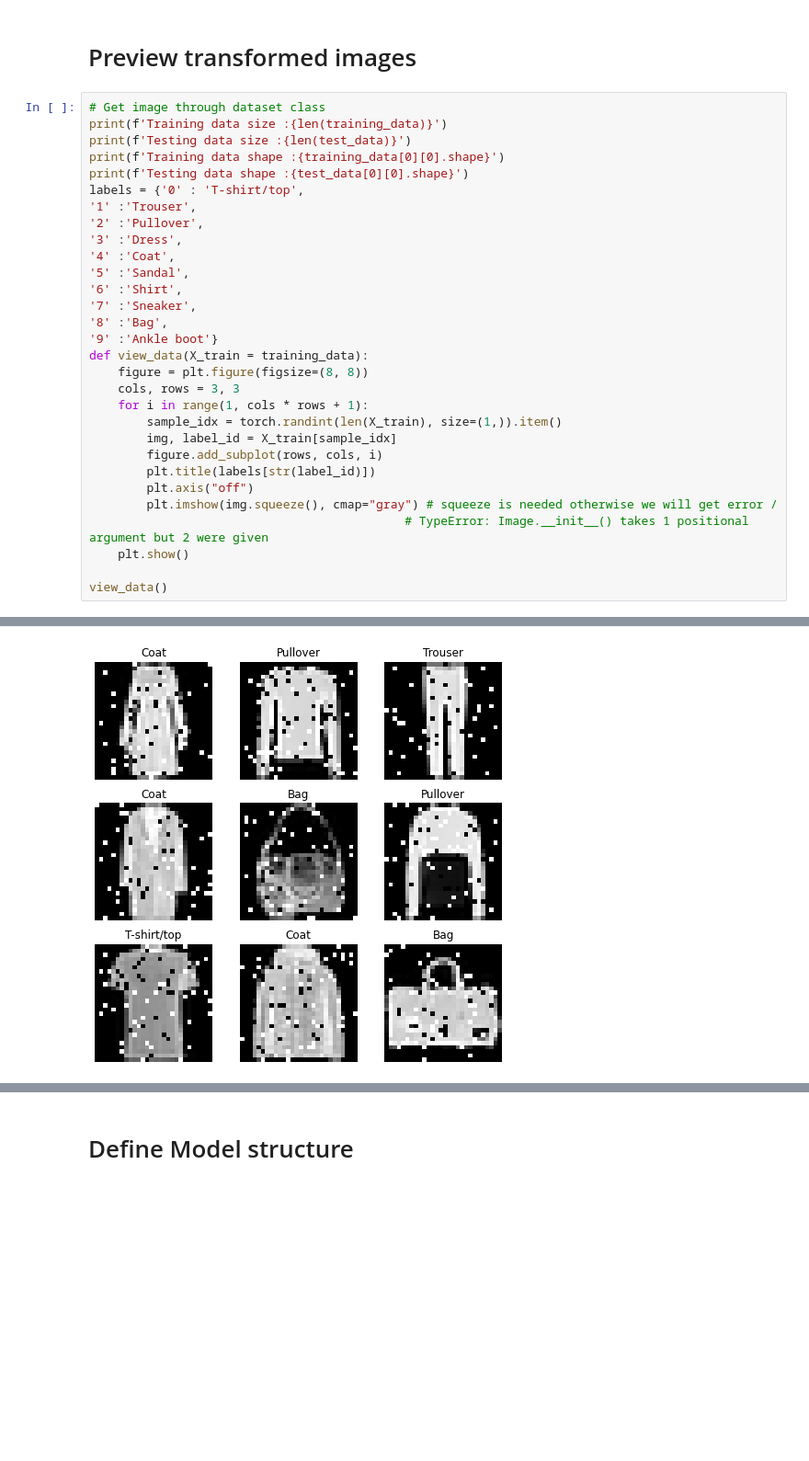
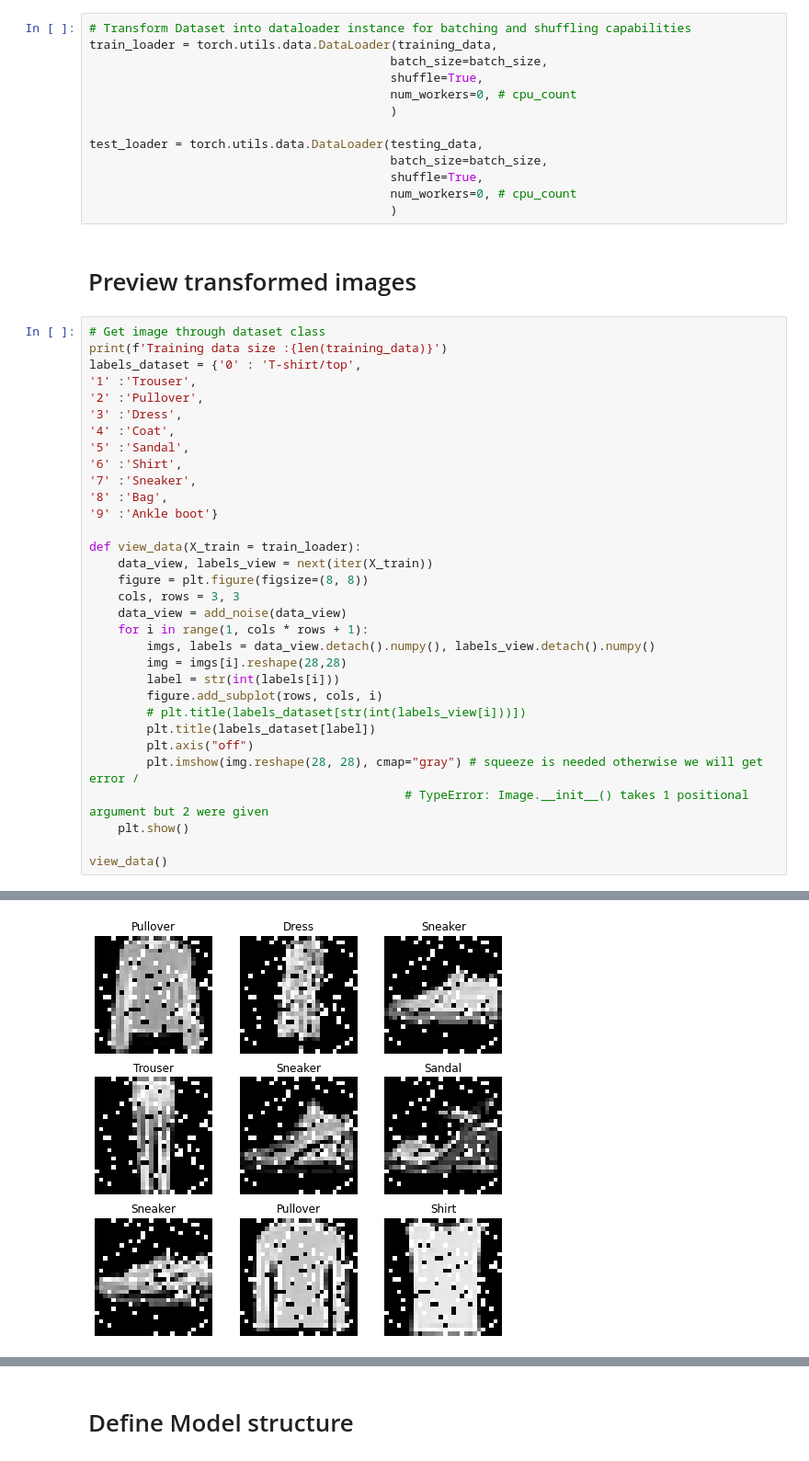
Before and after one commit to graeb/DAE_for_noobs, a Jupyter notebook: dae_denoising_image.ipynb, the cells around one changed output, grey strips where cells are left out. Shown at 92% size. Drawn from its saved outputs; the diff is of its cells as text; blank space fills up the shorter version.

```diff
--- a/dae_denoising_image.ipynb
+++ b/dae_denoising_image.ipynb
@@ -92,12 +124,22 @@ test_data = torchvision.datasets.FashionMNIST(
+# %%
+# Transform Dataset into dataloader instance for batching and shuffling capabilities
+train_loader = torch.utils.data.DataLoader(training_data,
+                                          batch_size=batch_size,
+                                          shuffle=True,
+                                          num_workers=0, # cpu_count
+                                          )
+
+test_loader = torch.utils.data.DataLoader(testing_data,
+                                          batch_size=batch_size,
+                                          shuffle=True,
+                                          num_workers=0, # cpu_count
+                                          )
 # %% [markdown]
 # Preview transformed images
 # %%
 # Get image through dataset class
 print(f'Training data size :{len(training_data)}')
-print(f'Testing data size :{len(test_data)}')
-print(f'Training data shape :{training_data[0][0].shape}')
-print(f'Testing data shape :{test_data[0][0].shape}')
-labels = {'0' : 'T-shirt/top',
+labels_dataset = {'0' : 'T-shirt/top',
 '1' :'Trouser',
 '2'	:'Pullover',
 '3'	:'Dress',
@@ -107,16 +149,21 @@ labels = {'0' : 'T-shirt/top',
 '7'	:'Sneaker',
 '8'	:'Bag',
 '9'	:'Ankle boot'}
-def view_data(X_train = training_data):
+
+def view_data(X_train = train_loader):
+    data_view, labels_view = next(iter(X_train))
     figure = plt.figure(figsize=(8, 8))
     cols, rows = 3, 3
+    data_view = add_noise(data_view)
     for i in range(1, cols * rows + 1):
-        sample_idx = torch.randint(len(X_train), size=(1,)).item()
-        img, label_id = X_train[sample_idx]
+        imgs, labels = data_view.detach().numpy(), labels_view.detach().numpy()
+        img = imgs[i].reshape(28,28)
+        label = str(int(labels[i]))
         figure.add_subplot(rows, cols, i)
-        plt.title(labels[str(label_id)])
+        # plt.title(labels_dataset[str(int(labels_view[i]))])
+        plt.title(labels_dataset[label])
         plt.axis("off")
-        plt.imshow(img.squeeze(), cmap="gray") # squeeze is needed otherwise we will get error /
+        plt.imshow(img.reshape(28, 28), cmap="gray") # squeeze is needed otherwise we will get error /
                                             # TypeError: Image.__init__() takes 1 positional argument but 2 were given
     plt.show()
 
@@ -129 +173 @@ Testing data shape :torch.Size([1, 28, 28])
-[figure, old version]
+[figure, new version]
```
Also changed, not shown: parts of 17 cells of this notebook, 1 other file.
